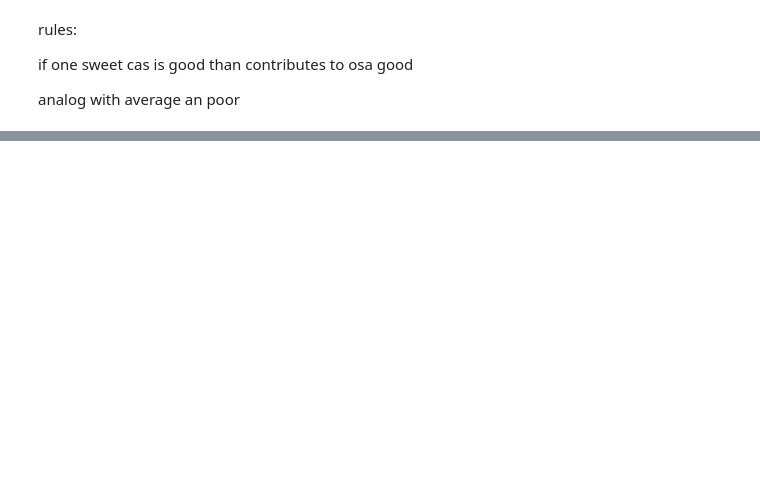
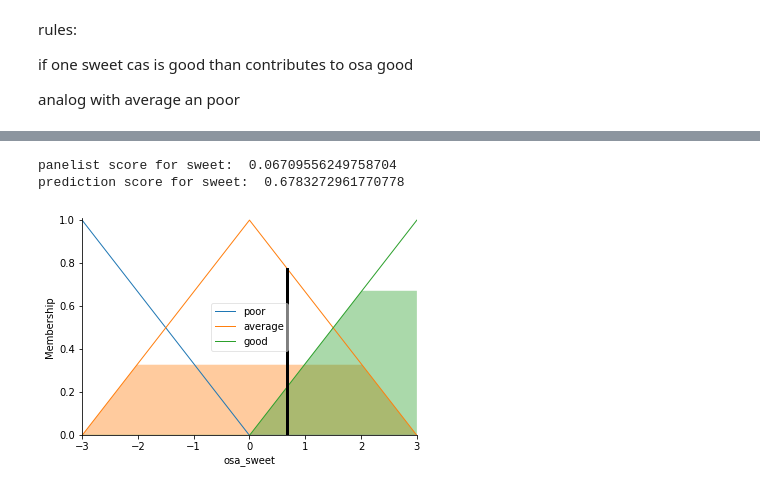
Before and after one commit to rengesf/flavorpred, a Jupyter notebook: FuzzySweet.ipynb, the cells around one changed output, grey strips where cells are left out. Drawn from its saved outputs; the diff is of its cells as text; code cells hidden in the pictures; blank space fills up the shorter version.

```diff
--- a/FuzzySweet.ipynb
+++ b/FuzzySweet.ipynb
@@ -214,0 +191,34 @@ osa_sweet.view(sim=tipping)
+# %%
+# Set up the system
+fuzzy_ctrl = ctrl.ControlSystem(rules)
+fuzzy = ctrl.ControlSystemSimulation(fuzzy_ctrl)
+# %%
+ms_data = stats.zscore(ms_data_comp,axis=0)
+predictions = []
+for index, row in ms_data.iterrows():
+    for cas in sweet_descriptors_CAS:
+        fuzzy.input[ cas ] = row[cas]
+
+    fuzzy.compute()
+    predictions.append(fuzzy.output['osa_sweet'])
+
+references = np.array(panelist_data_comp['Sweet'])
+# %%
+sweet_ms_df_zscore = stats.zscore(sweet_ms_df, axis = 0)
+# %%
+for index,entry in sweet_ms_df_zscore.loc['000656'].items():
+    fuzzy.input[ index ] = entry
+
+fuzzy.compute()
+predictions  = fuzzy.output['osa_sweet']
+
+references = stats.zscore(panelist_data_comp).loc['000565']['Sweet']
+# %%
+print("panelist score for sweet: " , references)
+print("prediction score for sweet: ",predictions)
+
+osa_sweet.view(sim=fuzzy)
+# %% [output]
+panelist score for sweet:  0.06709556249758704
+prediction score for sweet:  0.6783272961770778
+[figure, added]
```
Also changed, not shown: parts of 38 cells of this notebook.
